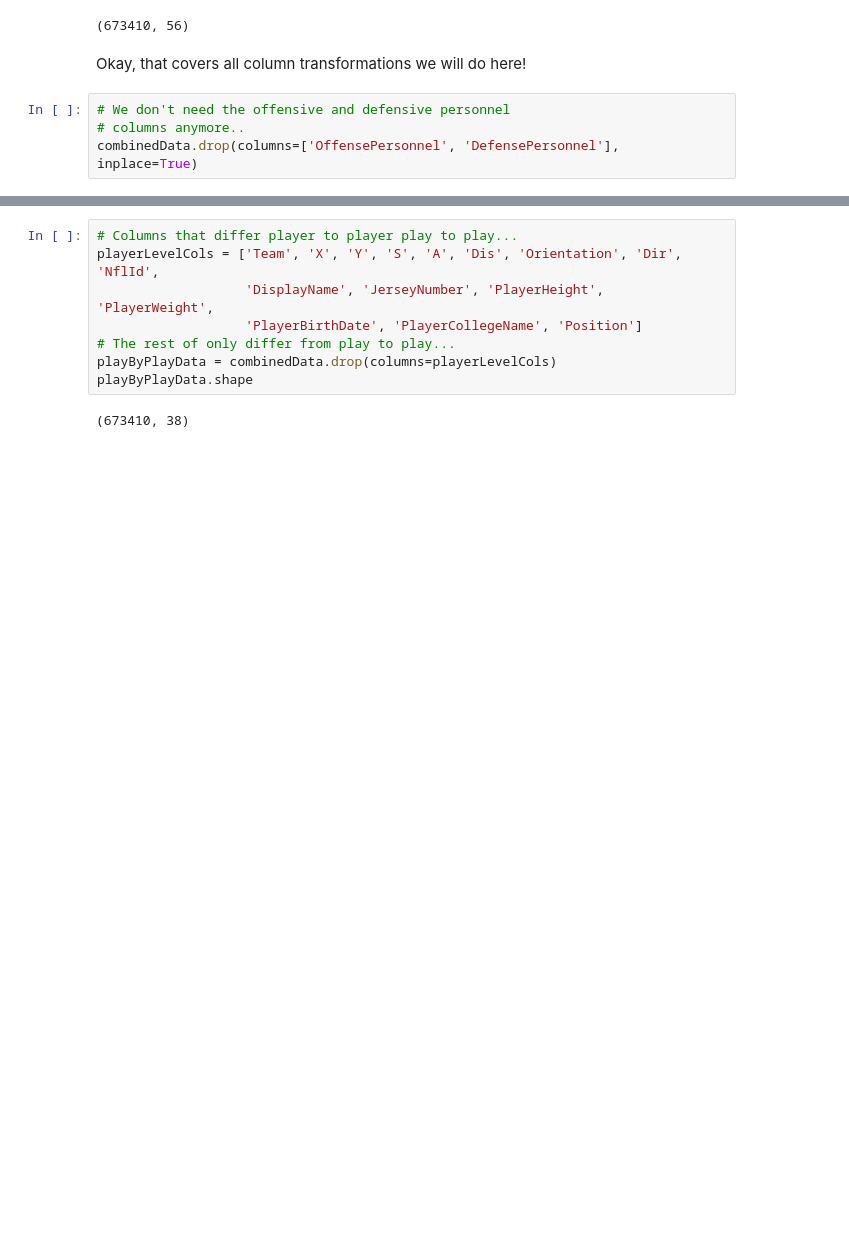
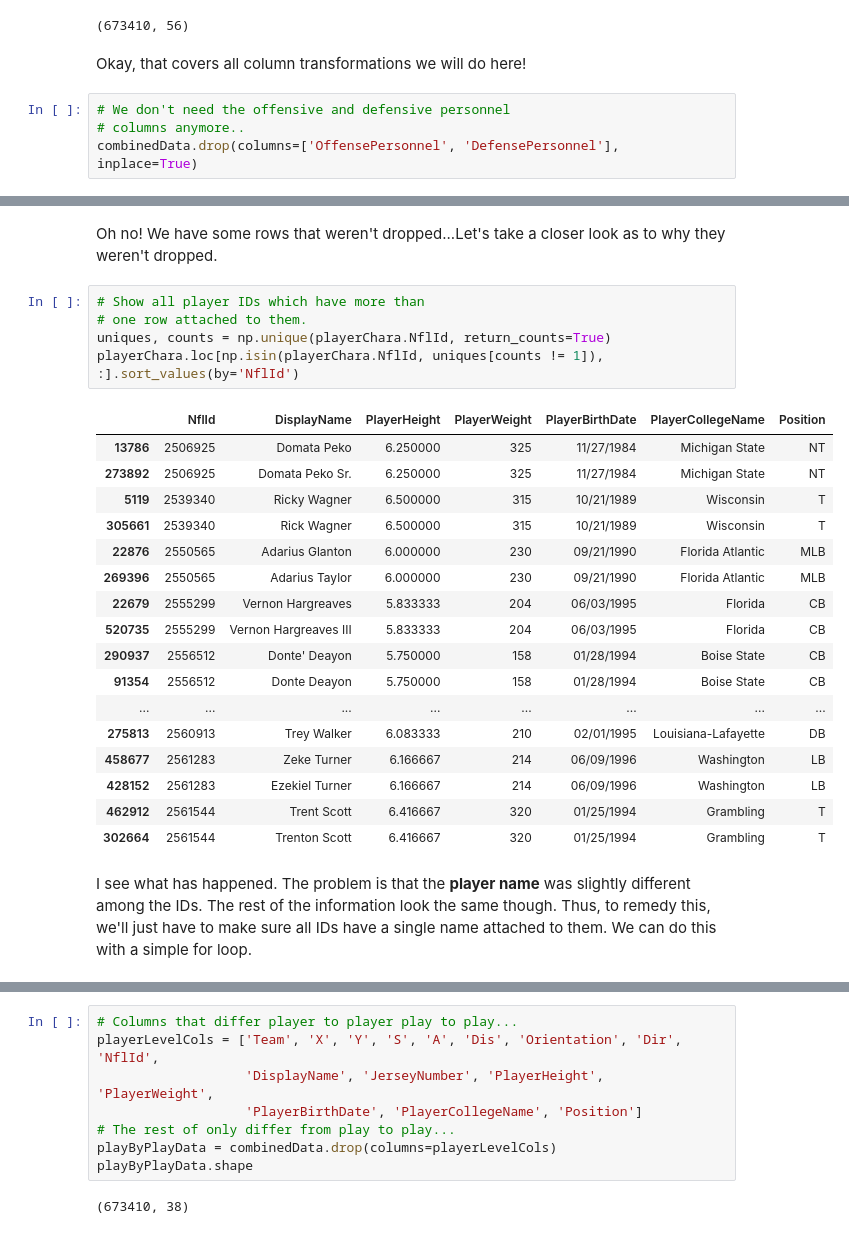
Before and after one commit to MughilM/Data-Science-Projects, a Jupyter notebook: NFL NextGen/1 - Data Cleaning.ipynb, the cells around one changed output, grey strips where cells are left out. Saved outputs shown, nothing was run; the diff lists cells and outputs as text; blank space fills up the shorter version.

```diff
--- a/NFL NextGen/1 - Data Cleaning.ipynb
+++ b/NFL NextGen/1 - Data Cleaning.ipynb
@@ -290,0 +315,27 @@ One more thing that may prove useful. Currently, we have data that only changes
+# %% [markdown]
+Oh no! We have some rows that weren't dropped...Let's take a closer look as to why they weren't dropped.
+# %%
+# Show all player IDs which have more than
+# one row attached to them.
+uniques, counts = np.unique(playerChara.NflId, return_counts=True)
+playerChara.loc[np.isin(playerChara.NflId, uniques[counts != 1]), :].sort_values(by='NflId')
+# %% [output]
+|  | NflId | DisplayName | PlayerHeight | PlayerWeight | PlayerBirthDate | PlayerCollegeName | Position |
+| 13786 | 2506925 | Domata Peko | 6.250000 | 325 | 11/27/1984 | Michigan State | NT |
+| 273892 | 2506925 | Domata Peko Sr. | 6.250000 | 325 | 11/27/1984 | Michigan State | NT |
+| 5119 | 2539340 | Ricky Wagner | 6.500000 | 315 | 10/21/1989 | Wisconsin | T |
+| 305661 | 2539340 | Rick Wagner | 6.500000 | 315 | 10/21/1989 | Wisconsin | T |
+| 22876 | 2550565 | Adarius Glanton | 6.000000 | 230 | 09/21/1990 | Florida Atlantic | MLB |
+| 269396 | 2550565 | Adarius Taylor | 6.000000 | 230 | 09/21/1990 | Florida Atlantic | MLB |
+| 22679 | 2555299 | Vernon Hargreaves | 5.833333 | 204 | 06/03/1995 | Florida | CB |
+| 520735 | 2555299 | Vernon Hargreaves III | 5.833333 | 204 | 06/03/1995 | Florida | CB |
+| 290937 | 2556512 | Donte' Deayon | 5.750000 | 158 | 01/28/1994 | Boise State | CB |
+| 91354 | 2556512 | Donte Deayon | 5.750000 | 158 | 01/28/1994 | Boise State | CB |
+| ... | ... | ... | ... | ... | ... | ... | ... |
+| 275813 | 2560913 | Trey Walker | 6.083333 | 210 | 02/01/1995 | Louisiana-Lafayette | DB |
+| 458677 | 2561283 | Zeke Turner | 6.166667 | 214 | 06/09/1996 | Washington | LB |
+| 428152 | 2561283 | Ezekiel Turner | 6.166667 | 214 | 06/09/1996 | Washington | LB |
+| 462912 | 2561544 | Trent Scott | 6.416667 | 320 | 01/25/1994 | Grambling | T |
+| 302664 | 2561544 | Trenton Scott | 6.416667 | 320 | 01/25/1994 | Grambling | T |
+# %% [markdown]
+I see what has happened. The problem is that the **player name** was slightly different among the IDs. The rest of the information look the same though. Thus, to remedy this, we'll just have to make sure all IDs have a single name attached to them. We can do this with a simple for loop.
```
Also changed, not shown: parts of 16 cells of this notebook.
